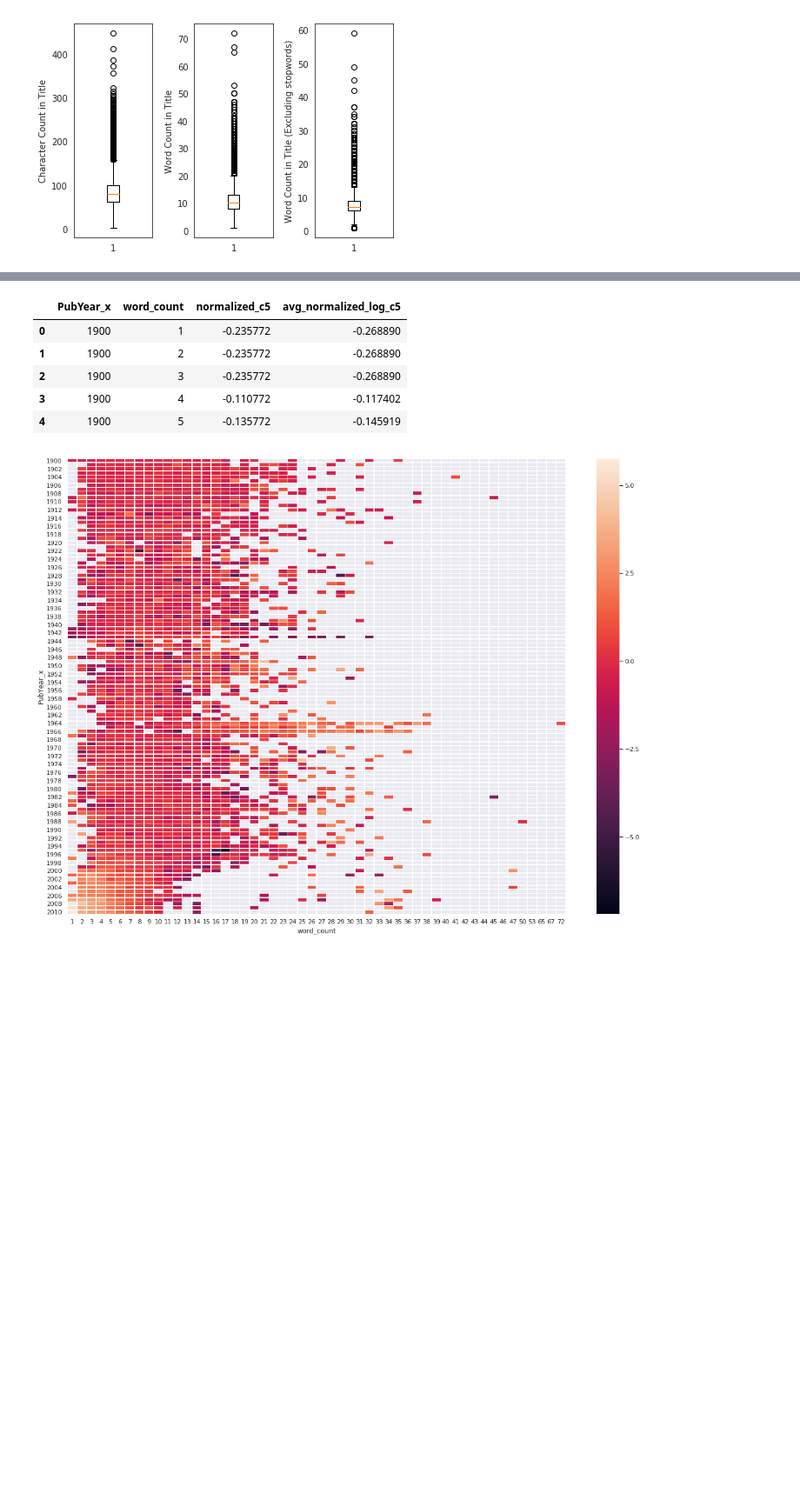
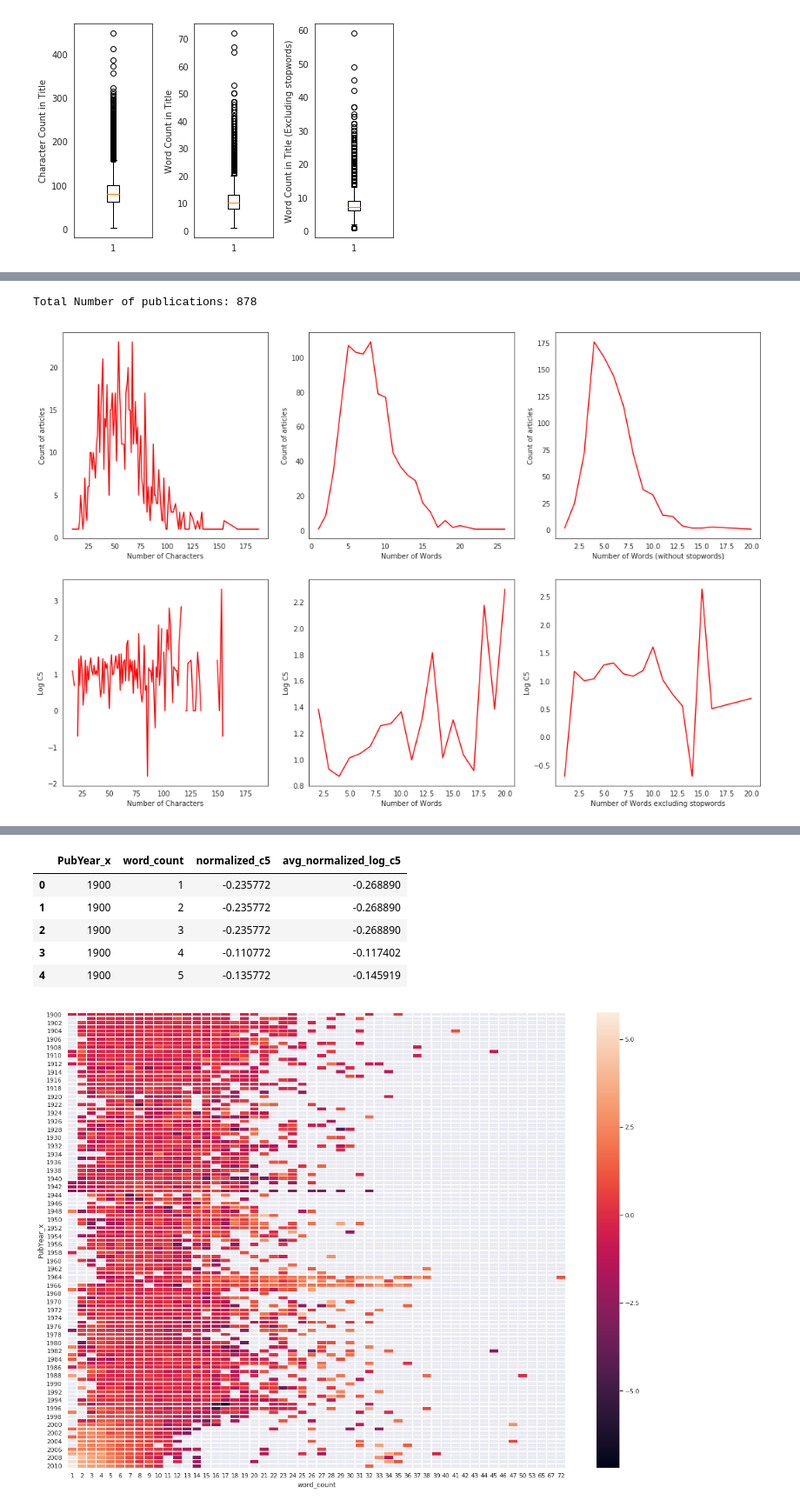
Before and after one commit to srjit/science-of-genius-title-impact, a Jupyter notebook: src/data-exploration/2. eda-part2.ipynb, the cells around one changed output, grey strips where cells are left out. Shown: that part at 87% size. Cells and saved outputs as stored; diff of their text form; code cells hidden in the pictures; blank space fills up the shorter version.

```diff
--- a/src/data-exploration/2. eda-part2.ipynb
+++ b/src/data-exploration/2. eda-part2.ipynb
@@ -78,0 +173,53 @@ data.head()
+# %%
+# distribution of word counts in the year 1950 & how the variation of citation is with the word count in this year
+data1950 = data[data.PubYear_x == 1950]
+print("Total Number of publications:", len(data1950))
+
+data1950_character_distribution = data1950.groupby(['character_count']).size().reset_index(name='counts')
+data1950_word_distribution = data1950.groupby(['word_count']).size().reset_index(name='counts')
+data1950_word_distribution_without_stopwords = data1950.groupby(['cleaned_title_word_count']).size().reset_index(name='counts')
+
+f3 = plt.figure(figsize=(18,12))
+ax31 = f3.add_subplot(231)
+ax32 = f3.add_subplot(232)
+ax33 = f3.add_subplot(233)
+ax34 = f3.add_subplot(234)
+ax35 = f3.add_subplot(235)
+ax36 = f3.add_subplot(236)
+
+
+ax31.plot(data1950_character_distribution['character_count'], data1950_character_distribution['counts'], 'r')
+ax31.set_xlabel("Number of Characters")
+ax31.set_ylabel("Count of articles")
+
+ax32.plot(data1950_word_distribution['word_count'], data1950_word_distribution['counts'], 'r')
+ax32.set_xlabel("Number of Words")
+ax32.set_ylabel("Count of articles")
+
+ax33.plot(data1950_word_distribution_without_stopwords['cleaned_title_word_count'], data1950_word_distribution_without_stopwords['counts'],'r')
+ax33.set_xlabel("Number of Words (without stopwords)")
+ax33.set_ylabel("Count of articles")
+
+
+data1950_avg_c5_for_character_count = data1950.groupby(['character_count'], as_index=False)['c5'].mean()
+data1950_avg_c5_for_character_count['avg_log_c5'] = data1950_avg_c5_for_character_count['c5'].apply(lambda x: np.log(x))
+ax34.plot(data1950_avg_c5_for_character_count['character_count'], data1950_avg_c5_for_character_count['avg_log_c5'], 'r')
+ax34.set_xlabel("Number of Characters")
+ax34.set_ylabel("Log C5")
+
+data1950_avg_c5_for_word_count = data1950.groupby(['word_count'], as_index=False)['c5'].mean()
+data1950_avg_c5_for_word_count['avg_log_c5'] = data1950_avg_c5_for_word_count['c5'].apply(lambda x: np.log(x))
+ax35.plot(data1950_avg_c5_for_word_count['word_count'], data1950_avg_c5_for_word_count['avg_log_c5'], 'r')
+ax35.set_xlabel("Number of Words")
+ax35.set_ylabel("Log C5")
+
+data1950_avg_c5_for_word_count_without_stp = data1950.groupby(['cleaned_title_word_count'], as_index=False)['c5'].mean()
+data1950_avg_c5_for_word_count_without_stp['avg_log_c5'] = data1950_avg_c5_for_word_count_without_stp['c5'].apply(lambda x: np.log(x))
+ax36.plot(data1950_avg_c5_for_word_count_without_stp['cleaned_title_word_count'], data1950_avg_c5_for_word_count_without_stp['avg_log_c5'], 'r')
+ax36.set_xlabel("Number of Words excluding stopwords")
+ax36.set_ylabel("Log C5")
+
+f3.show()
+# %% [output]
+Total Number of publications: 878
+[figure, added]
```
Also changed, not shown: parts of 14 cells of this notebook.
